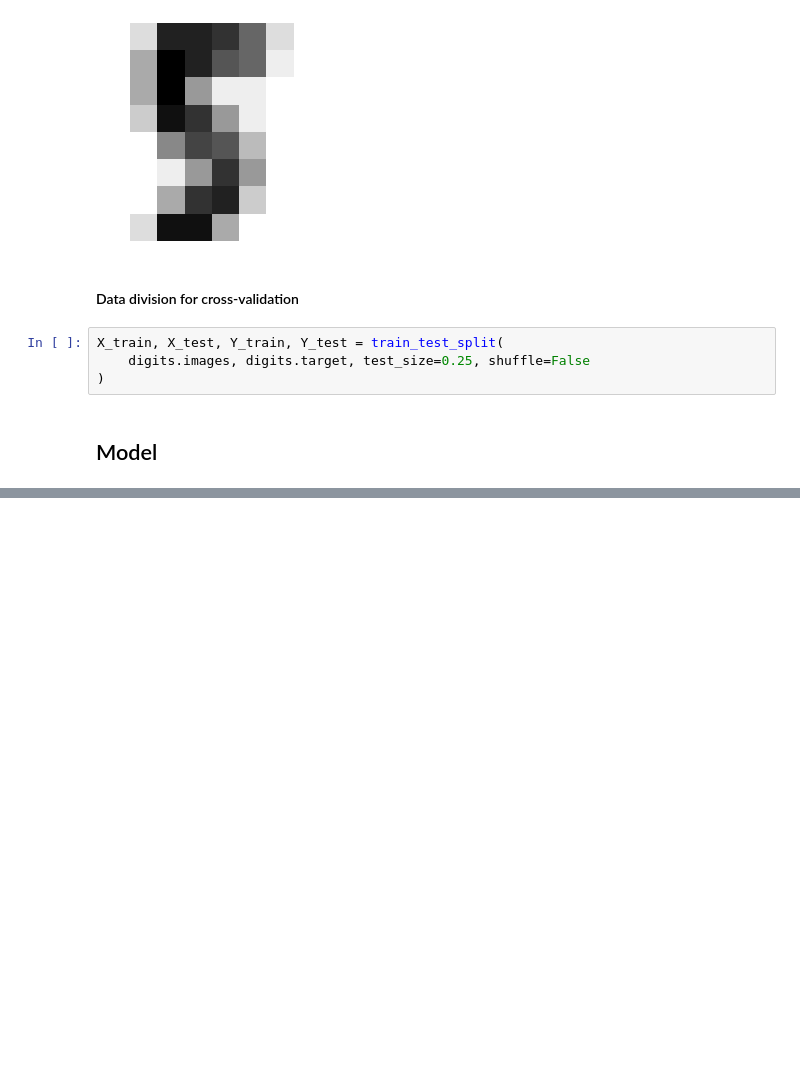
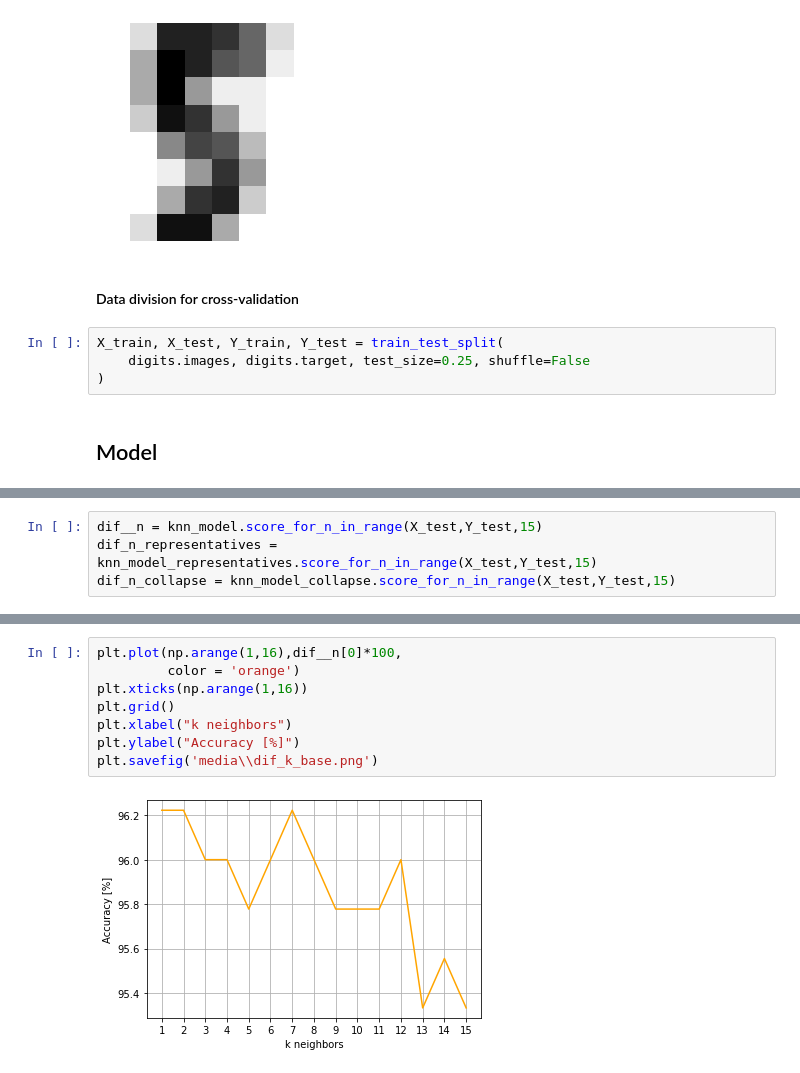
Before and after one commit to AJaszcz/SSI-projekt, a Jupyter notebook: knn_project.ipynb, the cells around one changed output, grey strips where cells are left out. Saved outputs shown, nothing was run; the diff lists cells and outputs as text; blank space fills up the shorter version.

```diff
--- a/knn_project.ipynb
+++ b/knn_project.ipynb
@@ -116,0 +82,4 @@ array([0.73496659, 0.75946548, 0.81737194, 0.82628062])
+# %%
+dif__n = knn_model.score_for_n_in_range(X_test,Y_test,15)
+dif_n_representatives = knn_model_representatives.score_for_n_in_range(X_test,Y_test,15)
+dif_n_collapse = knn_model_collapse.score_for_n_in_range(X_test,Y_test,15)
@@ -116,0 +179,10 @@ array([0.73496659, 0.75946548, 0.81737194, 0.82628062])
+# %%
+plt.plot(np.arange(1,16),dif__n[0]*100,
+         color = 'orange')
+plt.xticks(np.arange(1,16))
+plt.grid()
+plt.xlabel("k neighbors")
+plt.ylabel("Accuracy [%]")
+plt.savefig('media\\dif_k_base.png')
+# %% [output]
+[figure, added]
```
Also changed, not shown: parts of 20 cells of this notebook, 9 other files.
